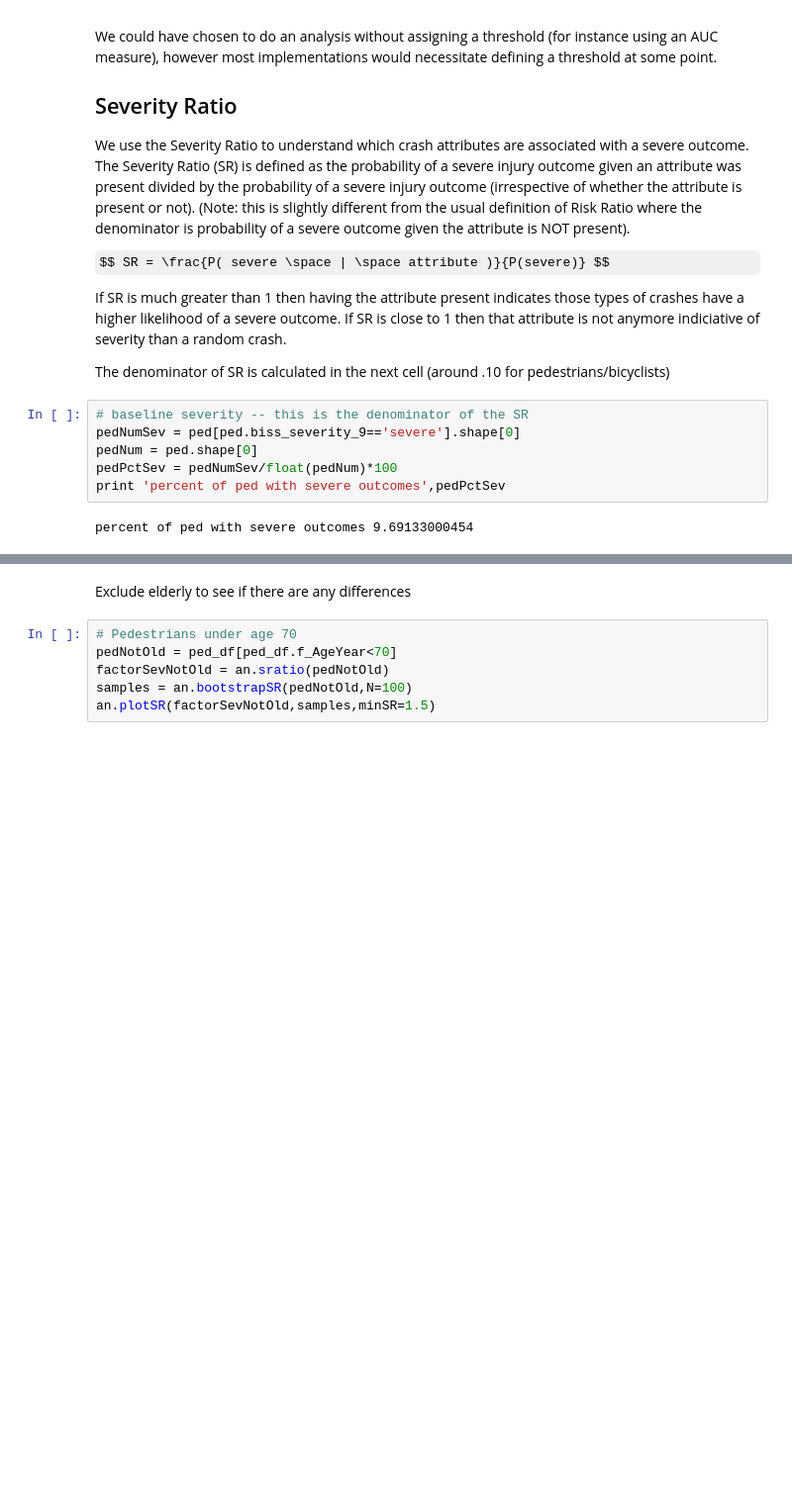
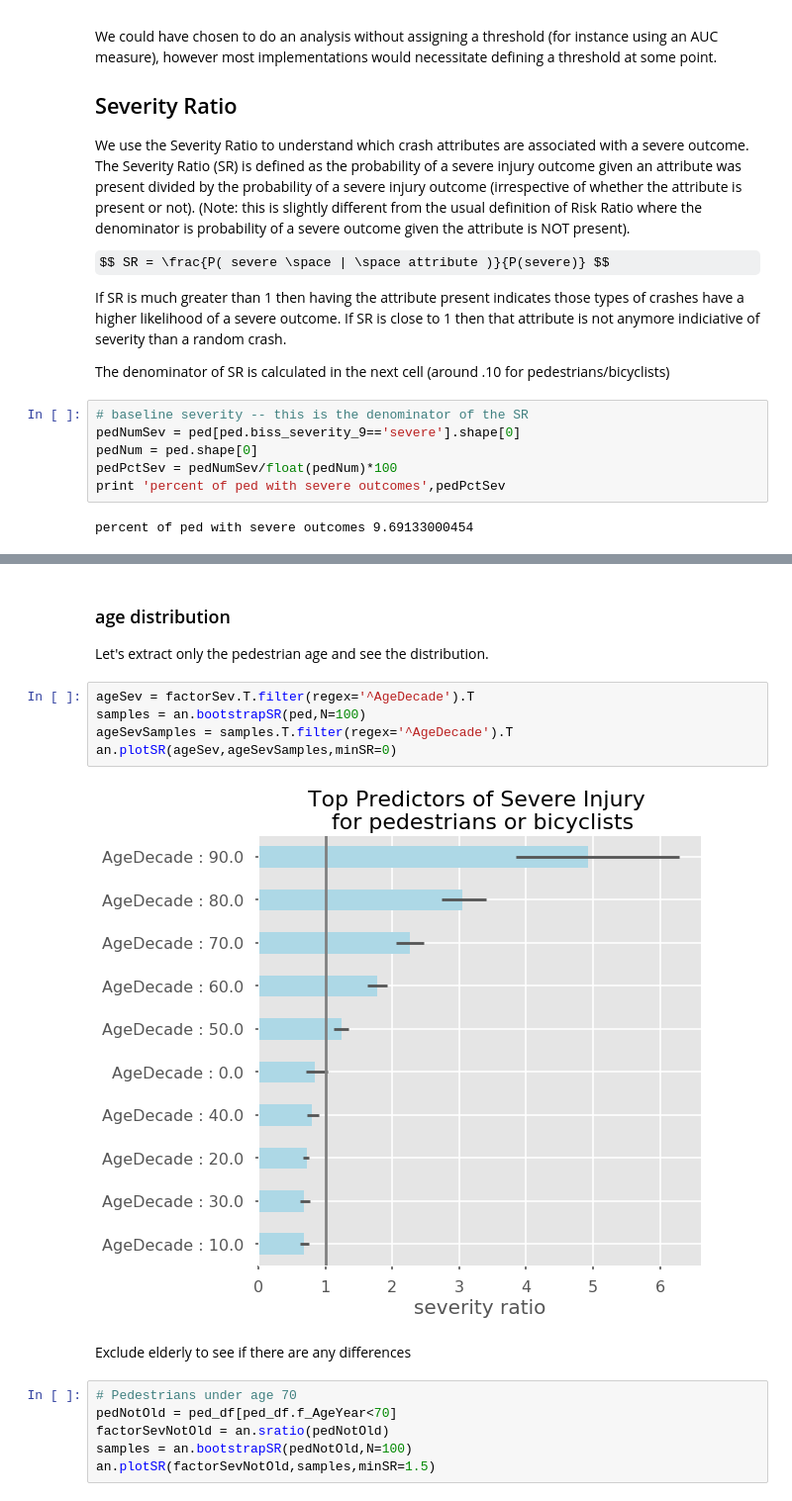
Before and after one commit to MODA-NYC/Project_SevereCrashes, a Jupyter notebook: 3-Analysis/SeverityRatio.ipynb, the cells around one changed output, grey strips where cells are left out. Shown at 99% size. Drawn from its saved outputs; the diff is of its cells as text; some formulas as TeX source; blank space fills up the shorter version.

Commit message:
added age distribution graph

```diff
--- a/3-Analysis/SeverityRatio.ipynb
+++ b/3-Analysis/SeverityRatio.ipynb
@@ -155,3 +161,13 @@ output.sort_values('mid',ascending=False)
+# %% [markdown]
+### age distribution
+Let's extract only the pedestrian age and see the distribution.
+# %%
+ageSev = factorSev.T.filter(regex='^AgeDecade').T
+samples = an.bootstrapSR(ped,N=100)
+ageSevSamples = samples.T.filter(regex='^AgeDecade').T
+an.plotSR(ageSev,ageSevSamples,minSR=0)
+# %% [output]
+[figure, added]
 # %% [markdown]
 Exclude elderly to see if there are any differences
 # %%
```
Also changed, not shown: parts of 9 cells of this notebook.
